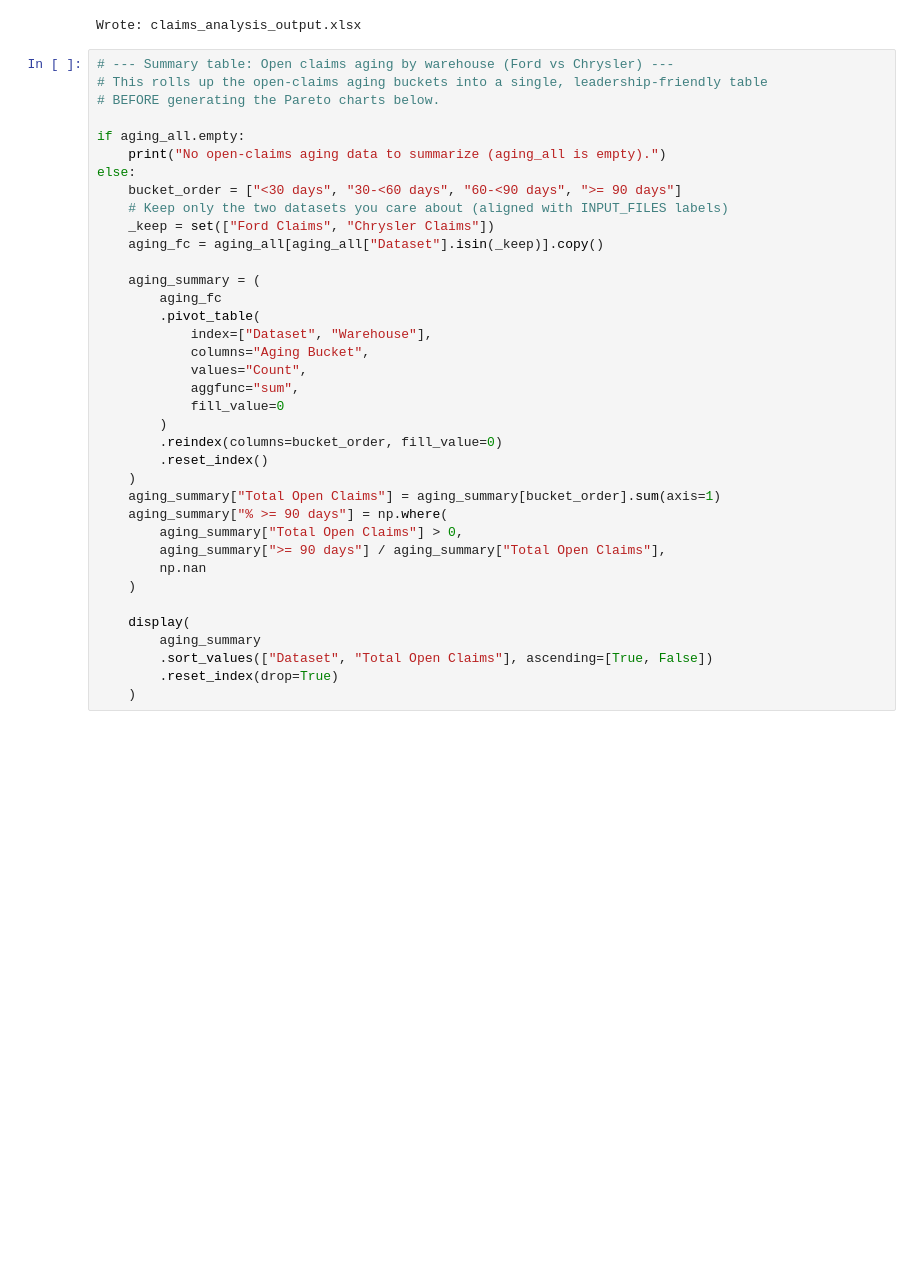
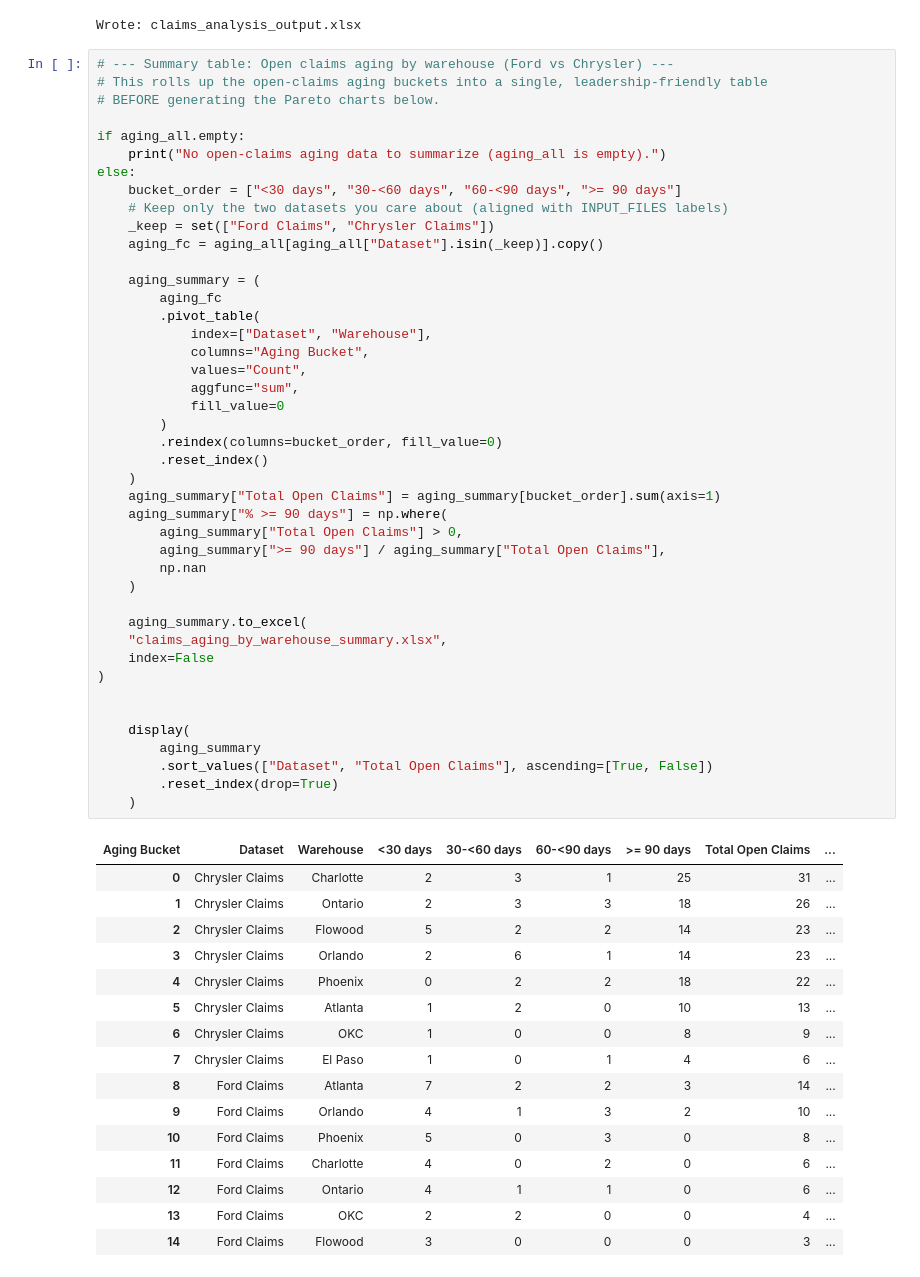
Before and after one commit to usma92/Claims, a Jupyter notebook: Claims_Aging_Pareto_v3.1_commented.ipynb, the cells around one changed output. Saved outputs shown, nothing was run; the diff lists cells and outputs as text; blank space fills up the shorter version.

```diff
--- a/Claims_Aging_Pareto_v3.1_commented.ipynb
+++ b/Claims_Aging_Pareto_v3.1_commented.ipynb
@@ -294,33 +297,56 @@ if aging_all.empty:
 else:
     bucket_order = ["<30 days", "30-<60 days", "60-<90 days", ">= 90 days"]
     # Keep only the two datasets you care about (aligned with INPUT_FILES labels)
     _keep = set(["Ford Claims", "Chrysler Claims"])
     aging_fc = aging_all[aging_all["Dataset"].isin(_keep)].copy()
 
     aging_summary = (
         aging_fc
         .pivot_table(
             index=["Dataset", "Warehouse"],
             columns="Aging Bucket",
             values="Count",
             aggfunc="sum",
             fill_value=0
         )
         .reindex(columns=bucket_order, fill_value=0)
         .reset_index()
     )
     aging_summary["Total Open Claims"] = aging_summary[bucket_order].sum(axis=1)
     aging_summary["% >= 90 days"] = np.where(
         aging_summary["Total Open Claims"] > 0,
         aging_summary[">= 90 days"] / aging_summary["Total Open Claims"],
         np.nan
     )
 
+    aging_summary.to_excel(
+    "claims_aging_by_warehouse_summary.xlsx",
+    index=False
+)
+
+
     display(
         aging_summary
         .sort_values(["Dataset", "Total Open Claims"], ascending=[True, False])
         .reset_index(drop=True)
     )
+# %% [output]
+| Aging Bucket | Dataset | Warehouse | <30 days | 30-<60 days | 60-<90 days | >= 90 days | Total Open Claims | ... |
+| 0 | Chrysler Claims | Charlotte | 2 | 3 | 1 | 25 | 31 | ... |
+| 1 | Chrysler Claims | Ontario | 2 | 3 | 3 | 18 | 26 | ... |
+| 2 | Chrysler Claims | Flowood | 5 | 2 | 2 | 14 | 23 | ... |
+| 3 | Chrysler Claims | Orlando | 2 | 6 | 1 | 14 | 23 | ... |
+| 4 | Chrysler Claims | Phoenix | 0 | 2 | 2 | 18 | 22 | ... |
+| 5 | Chrysler Claims | Atlanta | 1 | 2 | 0 | 10 | 13 | ... |
+| 6 | Chrysler Claims | OKC | 1 | 0 | 0 | 8 | 9 | ... |
+| 7 | Chrysler Claims | El Paso | 1 | 0 | 1 | 4 | 6 | ... |
+| 8 | Ford Claims | Atlanta | 7 | 2 | 2 | 3 | 14 | ... |
+| 9 | Ford Claims | Orlando | 4 | 1 | 3 | 2 | 10 | ... |
+| 10 | Ford Claims | Phoenix | 5 | 0 | 3 | 0 | 8 | ... |
+| 11 | Ford Claims | Charlotte | 4 | 0 | 2 | 0 | 6 | ... |
+| 12 | Ford Claims | Ontario | 4 | 1 | 1 | 0 | 6 | ... |
+| 13 | Ford Claims | OKC | 2 | 2 | 0 | 0 | 4 | ... |
+| 14 | Ford Claims | Flowood | 3 | 0 | 0 | 0 | 3 | ... |
 # %%
 # Pareto chart generation
 if not aging_all.empty:
```
Also changed, not shown: parts of 4 cells of this notebook.
